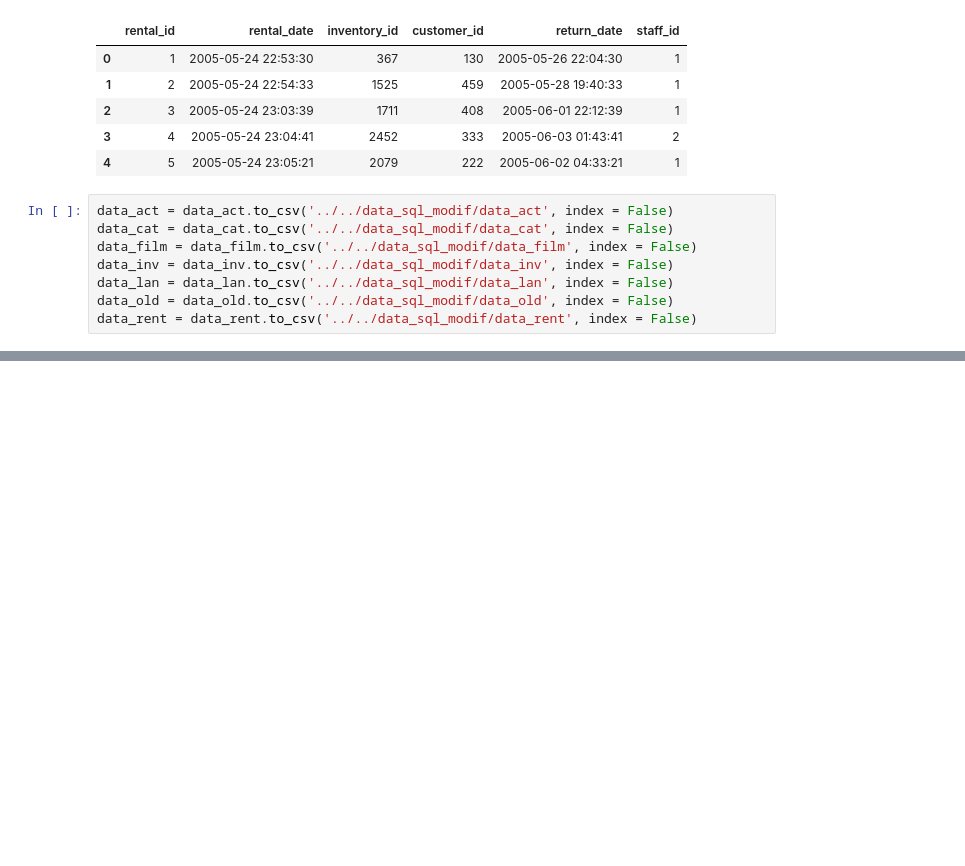
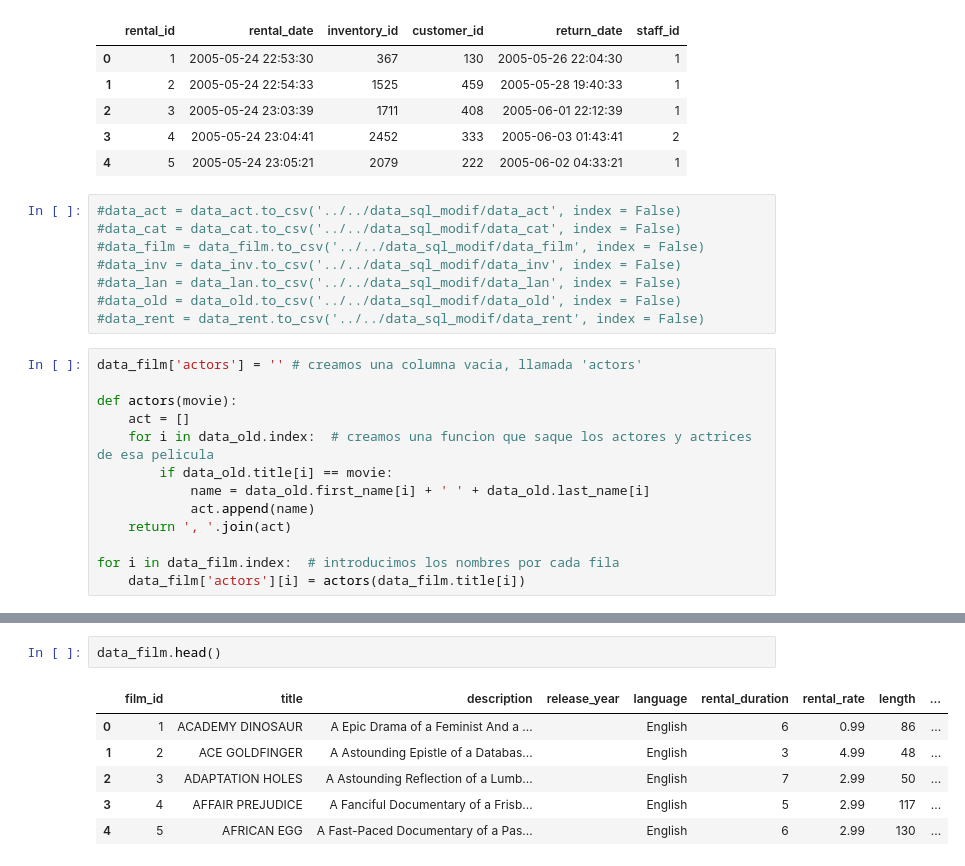
Before and after one commit to JuanGouveia/SQL-Project, a Jupyter notebook: your-code/book.ipynb, the cells around one changed output, grey strips where cells are left out. Drawn from its saved outputs; the diff is of its cells as text; blank space fills up the shorter version.

```diff
--- a/your-code/book.ipynb
+++ b/your-code/book.ipynb
@@ -331,10 +339,23 @@ data_rent.head()
 | 3 | 4 | 2005-05-24 23:04:41 | 2452 | 333 | 2005-06-03 01:43:41 | 2 |
 | 4 | 5 | 2005-05-24 23:05:21 | 2079 | 222 | 2005-06-02 04:33:21 | 1 |
 # %%
-data_act = data_act.to_csv('../../data_sql_modif/data_act', index = False)
-data_cat = data_cat.to_csv('../../data_sql_modif/data_cat', index = False)
-data_film = data_film.to_csv('../../data_sql_modif/data_film', index = False)
-data_inv = data_inv.to_csv('../../data_sql_modif/data_inv', index = False)
-data_lan = data_lan.to_csv('../../data_sql_modif/data_lan', index = False)
-data_old = data_old.to_csv('../../data_sql_modif/data_old', index = False)
-data_rent = data_rent.to_csv('../../data_sql_modif/data_rent', index = False)
+#data_act = data_act.to_csv('../../data_sql_modif/data_act', index = False)
+#data_cat = data_cat.to_csv('../../data_sql_modif/data_cat', index = False)
+#data_film = data_film.to_csv('../../data_sql_modif/data_film', index = False)
+#data_inv = data_inv.to_csv('../../data_sql_modif/data_inv', index = False)
+#data_lan = data_lan.to_csv('../../data_sql_modif/data_lan', index = False)
+#data_old = data_old.to_csv('../../data_sql_modif/data_old', index = False)
+#data_rent = data_rent.to_csv('../../data_sql_modif/data_rent', index = False)
+# %%
+data_film['actors'] = '' # creamos una columna vacia, llamada 'actors'
+
+def actors(movie):
+    act = []
+    for i in data_old.index:  # creamos una funcion que saque los actores y actrices de esa pelicula
+        if data_old.title[i] == movie:
+            name = data_old.first_name[i] + ' ' + data_old.last_name[i]
+            act.append(name)
+    return ', '.join(act)
+
+for i in data_film.index:  # introducimos los nombres por cada fila
+    data_film['actors'][i] = actors(data_film.title[i])
@@ -340,0 +380,9 @@ data_rent = data_rent.to_csv('../../data_sql_modif/data_rent', index = False)
+# %%
+data_film.head()
+# %% [output]
+|  | film_id | title | description | release_year | language | rental_duration | rental_rate | length | ... |
+| 0 | 1 | ACADEMY DINOSAUR | A Epic Drama of a Feminist And a ... |  | English | 6 | 0.99 | 86 | ... |
+| 1 | 2 | ACE GOLDFINGER | A Astounding Epistle of a Databas... |  | English | 3 | 4.99 | 48 | ... |
+| 2 | 3 | ADAPTATION HOLES | A Astounding Reflection of a Lumb... |  | English | 7 | 2.99 | 50 | ... |
+| 3 | 4 | AFFAIR PREJUDICE | A Fanciful Documentary of a Frisb... |  | English | 5 | 2.99 | 117 | ... |
+| 4 | 5 | AFRICAN EGG | A Fast-Paced Documentary of a Pas... |  | English | 6 | 2.99 | 130 | ... |
```
Also changed, not shown: parts of 16 cells of this notebook, 5 other files.
